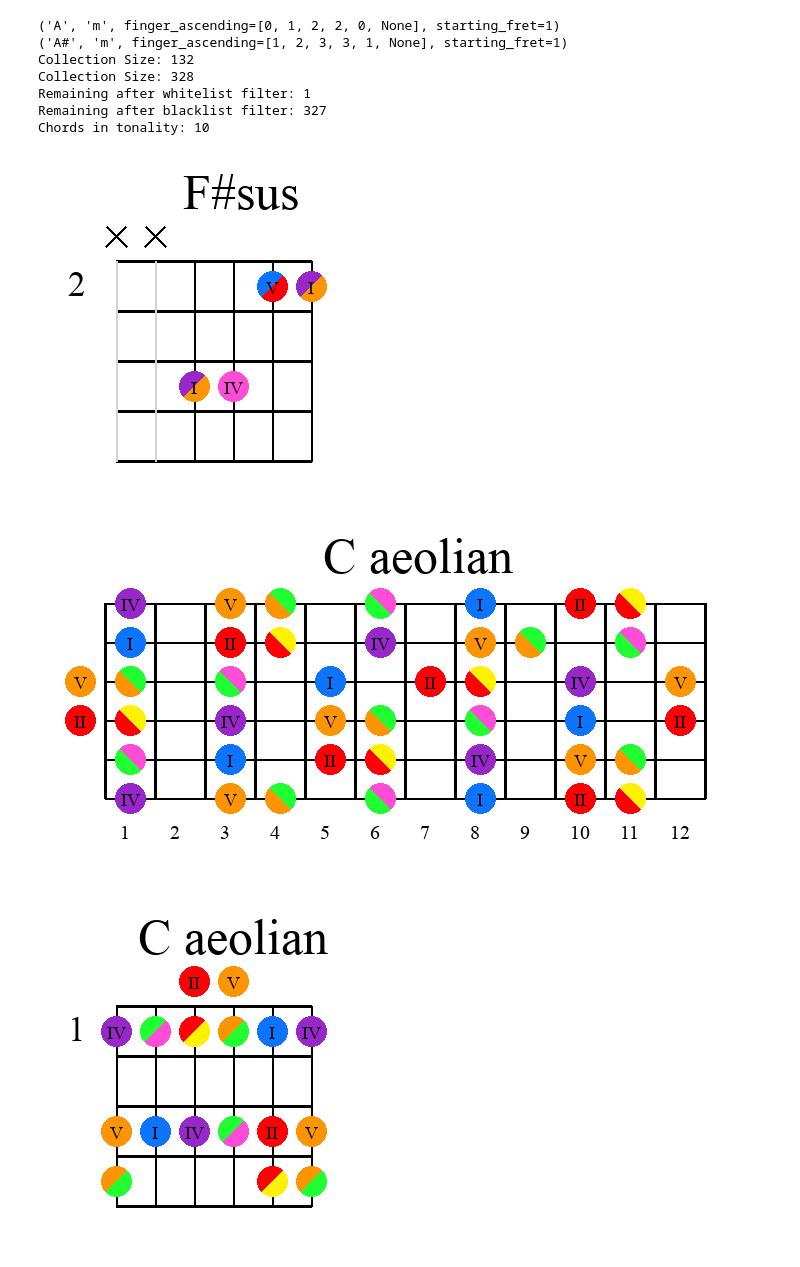
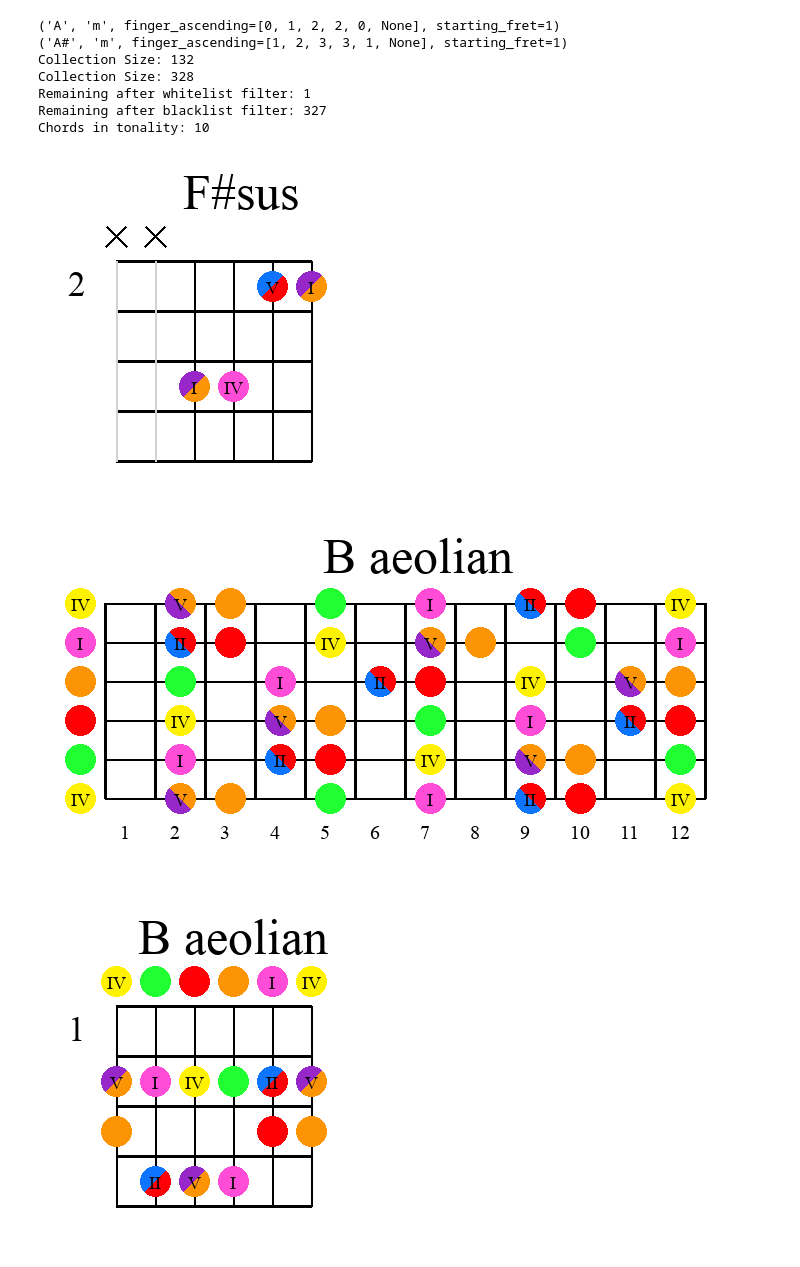
Before and after one commit to GenaroHacker/creating_chord_collection, a Jupyter notebook: main.ipynb, the cells around one changed output. Saved outputs shown, nothing was run; the diff lists cells and outputs as text; code cells hidden in the pictures.

```diff
--- a/main.ipynb
+++ b/main.ipynb
@@ -96,34 +96,34 @@ Chords in tonality: 10
 # @title Execution
 # Example usage for a chord with LongBuilder
 chord = tonality[8]
 
 
 # Repeat the process with ShortChordBuilder
 builder = ShortBuilder()
 director = Director(builder)
 director.build_chord(chord)
 director.display_image()  # Directly display the image
 
 # Define the scale as a list of integers
 selected_scale = scales["aeolian"]
-root_note = "C"
+root_note = "B"
 
 # Example usage for a scale with LongScaleBuilder
 builder = LongBuilder()
 director = Director(builder)
 director.build_scale(root_note, selected_scale)
 director.display_image()  # Directly display the image
 
 # Repeat the process with ShortScaleBuilder
 builder = ShortBuilder()
 director = Director(builder)
 director.build_scale(root_note, selected_scale)
 director.display_image()  # Directly display the image
 
 director.build_multiple_chords(tonality, columns=4)
 director.display_image()
 # %% [output]
 [figure]
-[figure, old version]
+[figure, new version]
-[figure, old version]
+[figure, new version]
 [figure]
```
